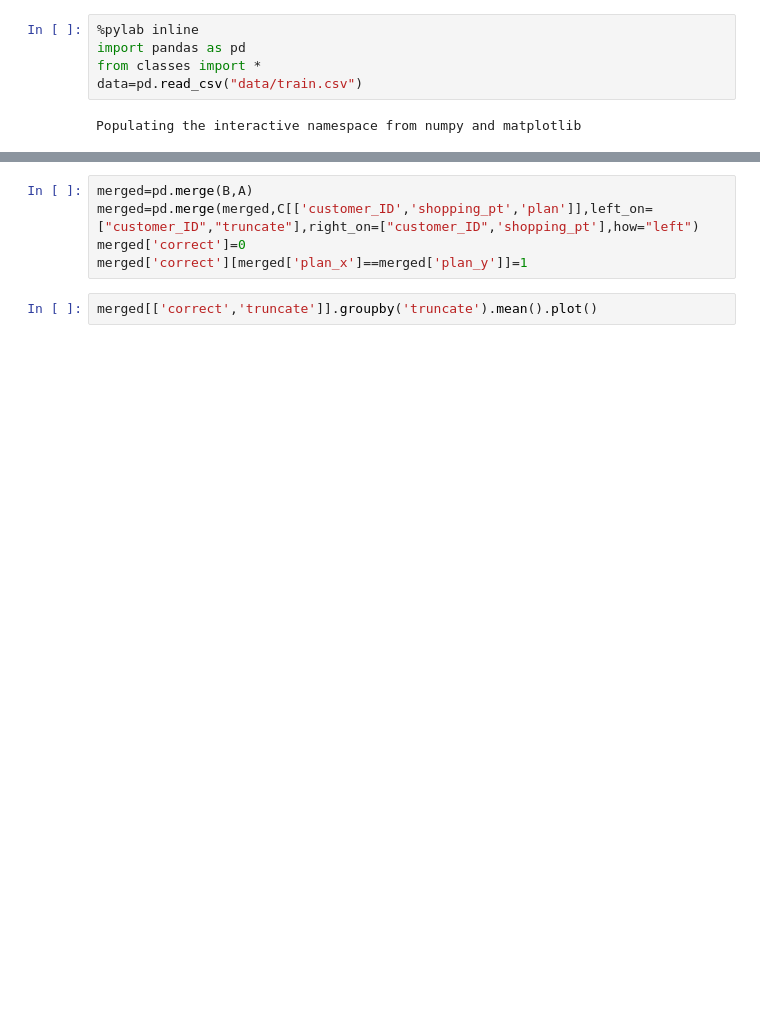
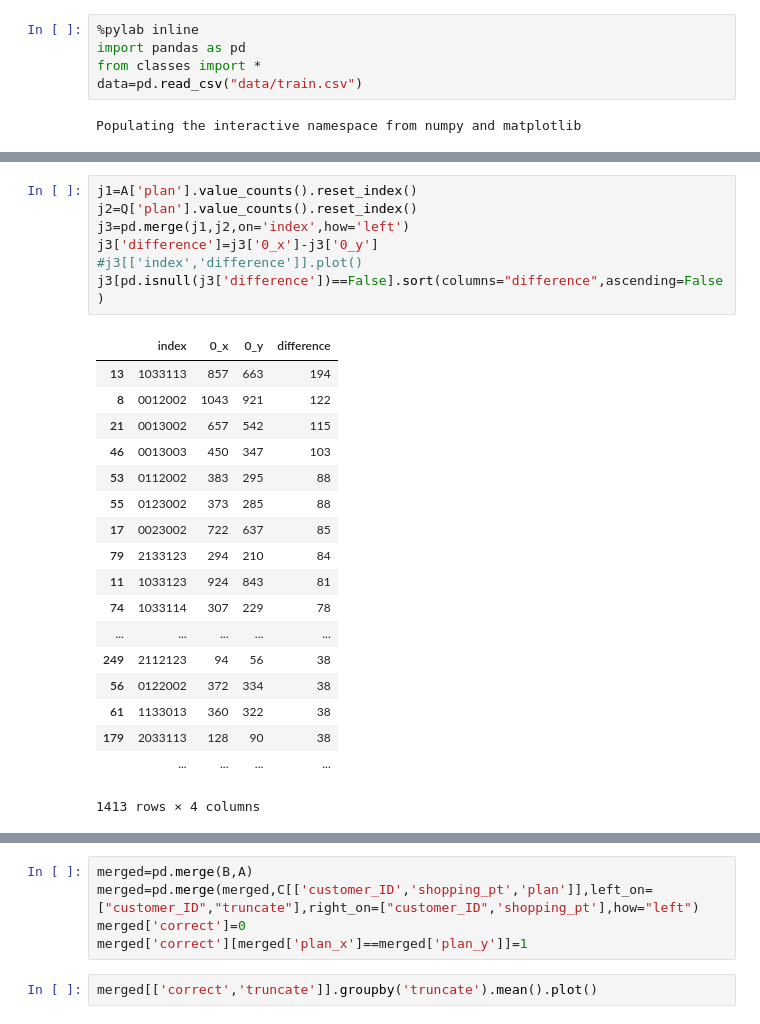
Before and after one commit to hxu/kaggle-allstate, a Jupyter notebook: LastPredictionForwardtests.ipynb, the cells around one changed output, grey strips where cells are left out. Saved outputs shown, nothing was run; the diff lists cells and outputs as text; blank space fills up the shorter version.

```diff
--- a/LastPredictionForwardtests.ipynb
+++ b/LastPredictionForwardtests.ipynb
@@ -35,0 +107,26 @@ KeyError: u'no item named plan_a'
+# %%
+j1=A['plan'].value_counts().reset_index()
+j2=Q['plan'].value_counts().reset_index()
+j3=pd.merge(j1,j2,on='index',how='left')
+j3['difference']=j3['0_x']-j3['0_y']
+#j3[['index','difference']].plot()
+j3[pd.isnull(j3['difference'])==False].sort(columns="difference",ascending=False)
+# %% [output]
+|  | index | 0_x | 0_y | difference |
+| 13 | 1033113 | 857 | 663 | 194 |
+| 8 | 0012002 | 1043 | 921 | 122 |
+| 21 | 0013002 | 657 | 542 | 115 |
+| 46 | 0013003 | 450 | 347 | 103 |
+| 53 | 0112002 | 383 | 295 | 88 |
+| 55 | 0123002 | 373 | 285 | 88 |
+| 17 | 0023002 | 722 | 637 | 85 |
+| 79 | 2133123 | 294 | 210 | 84 |
+| 11 | 1033123 | 924 | 843 | 81 |
+| 74 | 1033114 | 307 | 229 | 78 |
+| ... | ... | ... | ... | ... |
+| 249 | 2112123 | 94 | 56 | 38 |
+| 56 | 0122002 | 372 | 334 | 38 |
+| 61 | 1133013 | 360 | 322 | 38 |
+| 179 | 2033113 | 128 | 90 | 38 |
+|  | ... | ... | ... | ... |
+1413 rows × 4 columns
```
Also changed, not shown: parts of 23 cells of this notebook, 1 other file.
